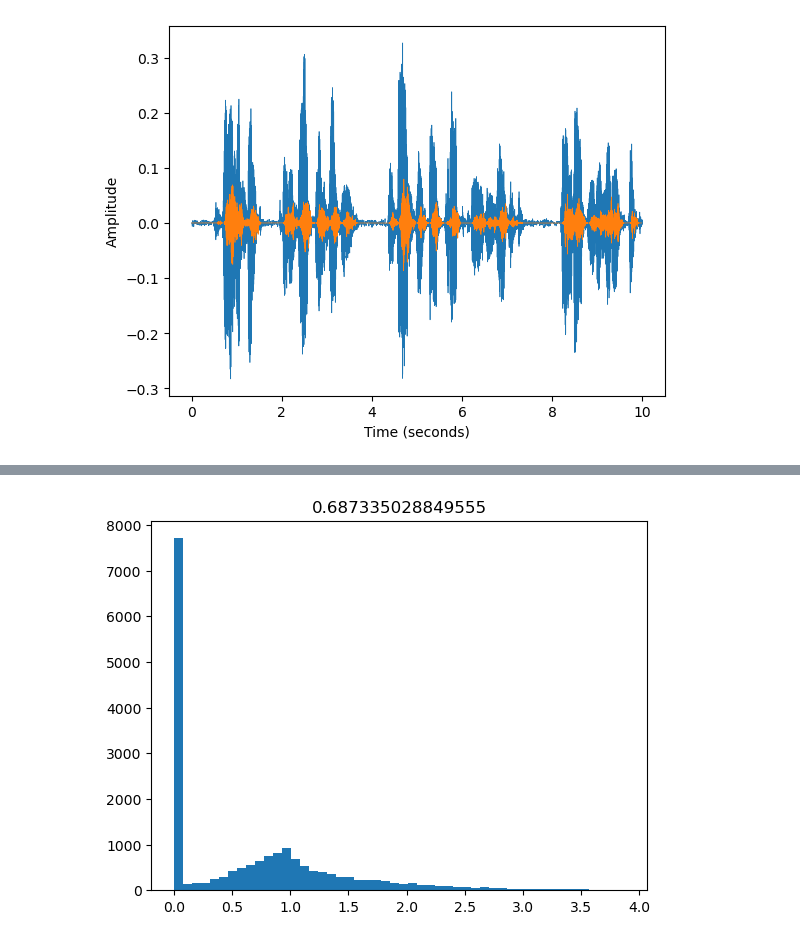
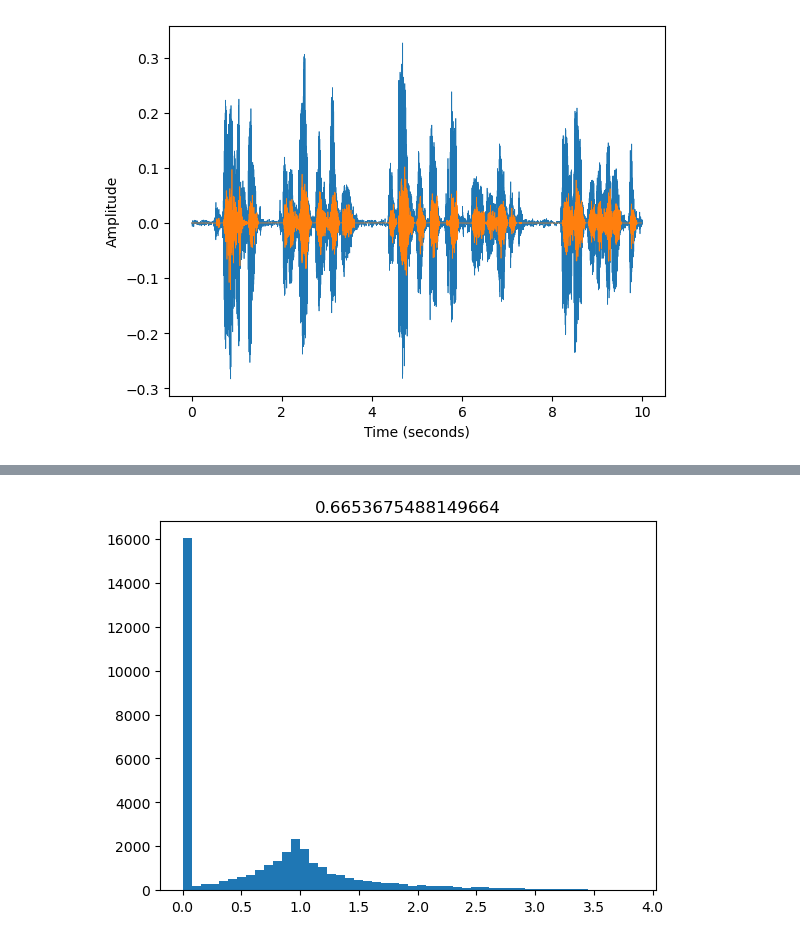
Before and after one commit to maxsolomonhenry/mbe, a Jupyter notebook: main.ipynb, the cells around one changed output, grey strips where cells are left out. Saved outputs shown, nothing was run; the diff lists cells and outputs as text; code cells hidden in the pictures.

```diff
--- a/main.ipynb
+++ b/main.ipynb
@@ -20,37 +23,37 @@ x, sr = mbe.util.audioread(fpath)
 # %%
 block_size = 2048
 
-frame_size = 512
+frame_size = 256
 num_overlap = 4
 num_partials = 30
 
 buffer = mbe.Mbe(frame_size, num_overlap, num_partials, sr)
 
 num_blocks = len(x) // block_size
 
 y = []
 p_in = 0
 p_out = p_in + block_size
 for i in range(num_blocks):
     block = x[p_in:p_out].copy()
 
     block = buffer.process_block(block)
 
     y.append(block)
 
     p_in += block_size
     p_out += block_size
 
 y = np.concatenate(y)
 
 plot_signal(x, sr)
 plot_signal(y, sr)
 plt.show()
 
 ipd.display(ipd.Audio(x, rate=sr))
 ipd.display(ipd.Audio(y, rate=sr))
 # %% [output]
-[figure, old version]
+[figure, new version]
 [interactive output not drawn]
 [interactive output not drawn]
 # %%
@@ -59,4 +62,4 @@ plt.hist(np.array(errors).flatten(), bins=50)
 plt.title(np.mean(np.array(errors)))
 plt.show()
 # %% [output]
-[figure, old version]
+[figure, new version]
```
Also changed, not shown: parts of 1 cell of this notebook, 1 other file.
